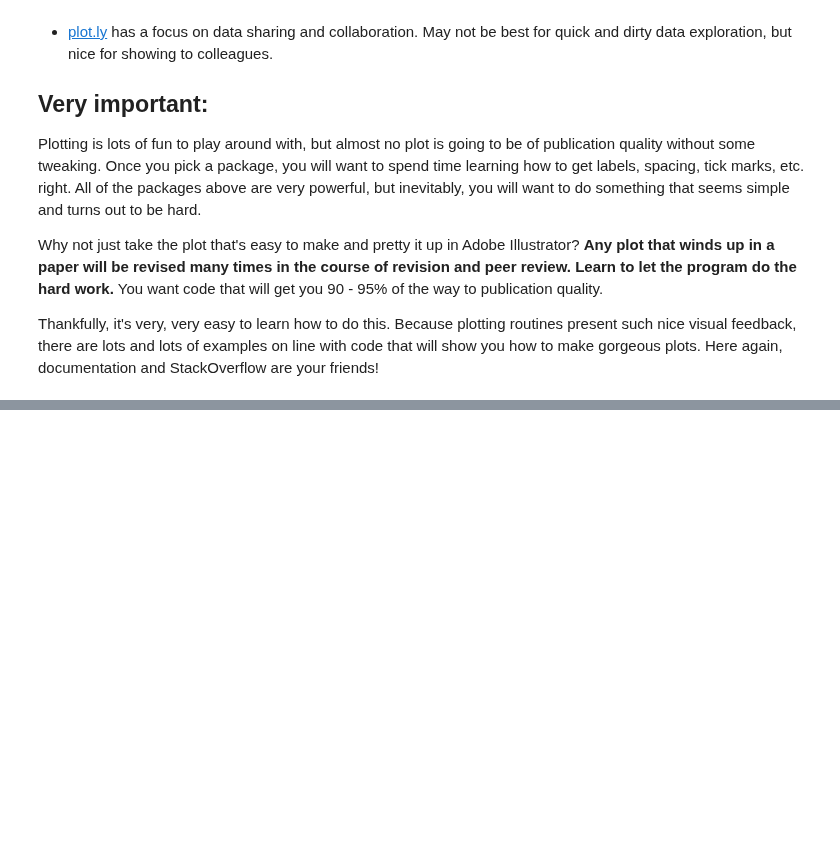
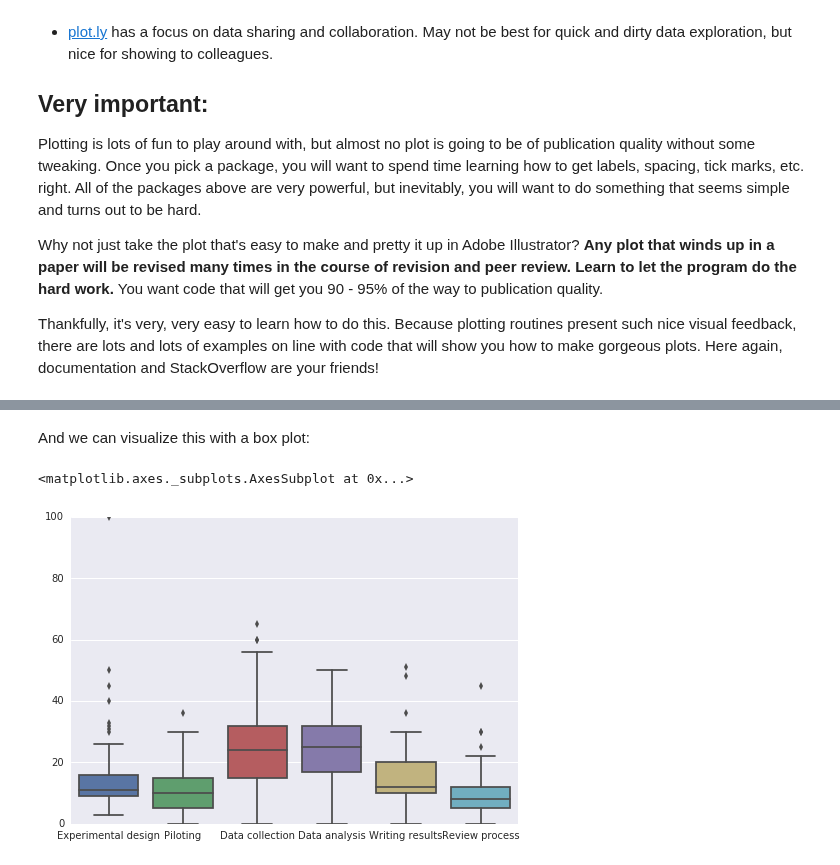
Before and after one commit to jmxpearson/DIBS_materials, a Jupyter notebook: python/Basic Data Analysis.ipynb, the cells around one changed output, grey strips where cells are left out. Cells and saved outputs as stored; diff of their text form; code cells hidden in the pictures; blank space fills up the shorter version.

Commit message:
adding research time allocation case study

```diff
--- a/python/Basic Data Analysis.ipynb
+++ b/python/Basic Data Analysis.ipynb
@@ -582,0 +590,2 @@ Thankfully, it's very, very easy to learn how to do this. Because plotting routi
+# %%
+dat = pd.read_csv('data/time_alloc.csv')
@@ -582,0 +620,3 @@ Thankfully, it's very, very easy to learn how to do this. Because plotting routi
+# %%
+cols_to_extract = [c for c in dat.columns if 'Q1_' in c]
+print(cols_to_extract)
@@ -582,0 +638,3 @@ Thankfully, it's very, very easy to learn how to do this. Because plotting routi
+# %%
+col_names = [n.split(' - ')[-1] for n in cols_to_extract]
+print(col_names)
@@ -582,0 +646,4 @@ Thankfully, it's very, very easy to learn how to do this. Because plotting routi
+# %%
+dat_red = dat[cols_to_extract]
+dat_red.columns = col_names
+dat_red.head()
@@ -582,0 +669,2 @@ Thankfully, it's very, very easy to learn how to do this. Because plotting routi
+# %% [markdown]
+And we can visualize this with a box plot:
@@ -582,0 +673,5 @@ Thankfully, it's very, very easy to learn how to do this. Because plotting routi
+# %%
+sns.boxplot(data=dat_red)
+# %% [output]
+<matplotlib.axes._subplots.AxesSubplot at 0x...>
+[figure, added]
```
Also changed, not shown: parts of 17 cells of this notebook, 1 other file.
